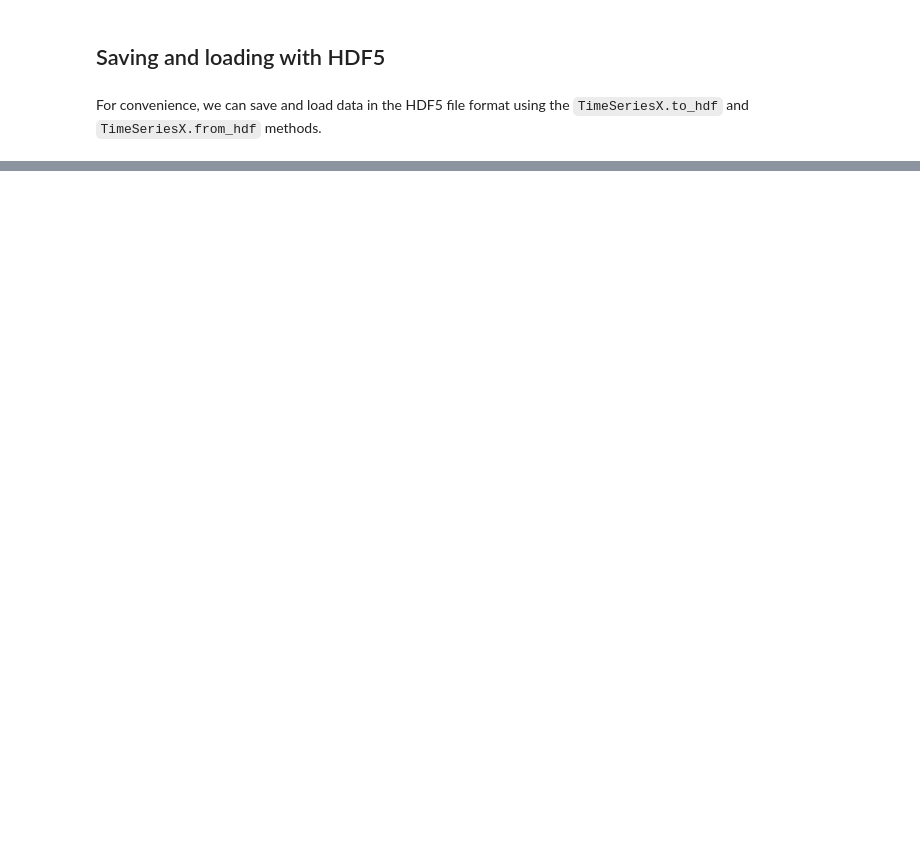
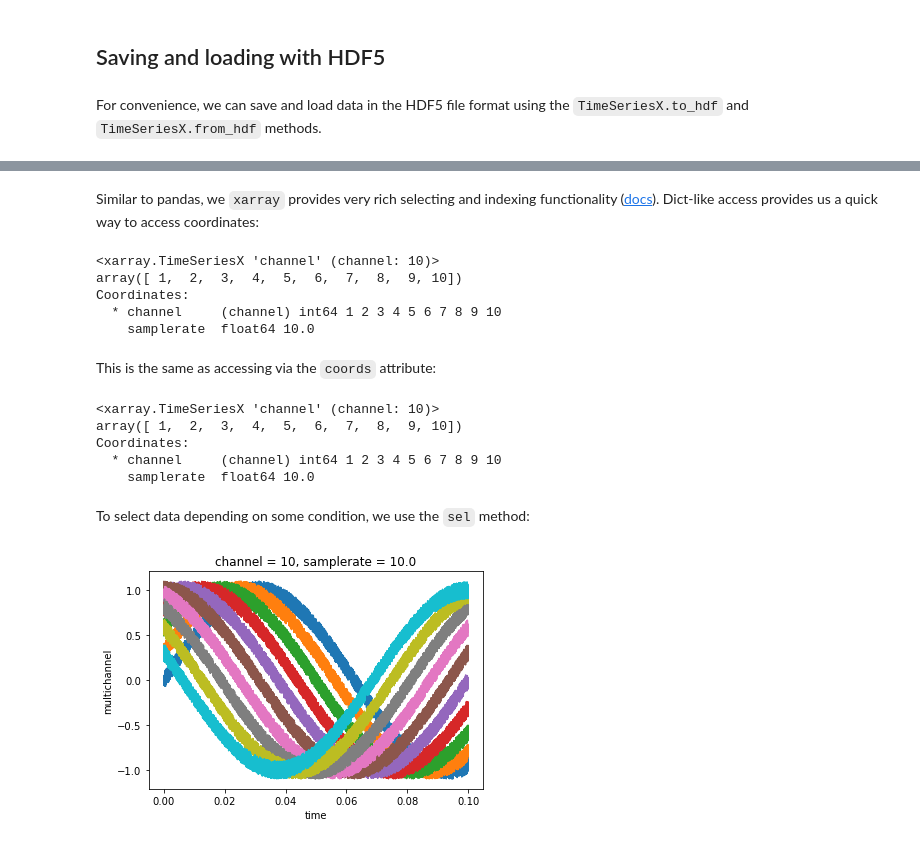
Before and after one commit to pennmem/ptsa, a Jupyter notebook: docs/examples/timeseriesx.ipynb, the cells around one changed output, grey strips where cells are left out. Cells and saved outputs as stored; diff of their text form; code cells hidden in the pictures; blank space fills up the shorter version.

Commit message:
Update TimeSeriesX notebook

```diff
--- a/docs/examples/timeseriesx.ipynb
+++ b/docs/examples/timeseriesx.ipynb
@@ -97,0 +107,16 @@ Coordinates:
+# %%
+def noisy_sinusoid(t, f, phase=0):
+    return np.sin(2*np.pi*f*t + phase) + np.random.uniform(-0.1, 0.1, num_points)
+
+n_channels = 10
+data = np.empty((n_channels, len(t)))
+for n in range(10):
+    data[n,...] = noisy_sinusoid(t, frequency, n*np.pi/10.)
+# %%
+coords = {
+    'channel': np.linspace(1, n_channels, n_channels, dtype=int),
+    'time': t
+}
+dims = ['channel', 'time']
+ts = TimeSeriesX.create(data, sample_rate, coords=coords, dims=dims, name='multichannel')
+print(ts)
@@ -97,0 +136,28 @@ Coordinates:
+# %% [markdown]
+Similar to pandas, we `xarray` provides very rich selecting and indexing functionality ([docs](http://xarray.pydata.org/en/stable/indexing.html)). Dict-like access provides us a quick way to access coordinates:
+# %%
+ts['channel']
+# %% [output]
+<xarray.TimeSeriesX 'channel' (channel: 10)>
+array([ 1,  2,  3,  4,  5,  6,  7,  8,  9, 10])
+Coordinates:
+  * channel     (channel) int64 1 2 3 4 5 6 7 8 9 10
+    samplerate  float64 10.0
+# %% [markdown]
+This is the same as accessing via the `coords` attribute:
+# %%
+ts.coords['channel']
+# %% [output]
+<xarray.TimeSeriesX 'channel' (channel: 10)>
+array([ 1,  2,  3,  4,  5,  6,  7,  8,  9, 10])
+Coordinates:
+  * channel     (channel) int64 1 2 3 4 5 6 7 8 9 10
+    samplerate  float64 10.0
+# %% [markdown]
+To select data depending on some condition, we use the `sel` method:
+# %%
+fig, ax = plt.subplots()
+for ch in ts['channel']:
+    ts.sel(channel=ch).plot(ax=ax)
+# %% [output]
+[figure, added]
```
Also changed, not shown: parts of 8 cells of this notebook.
